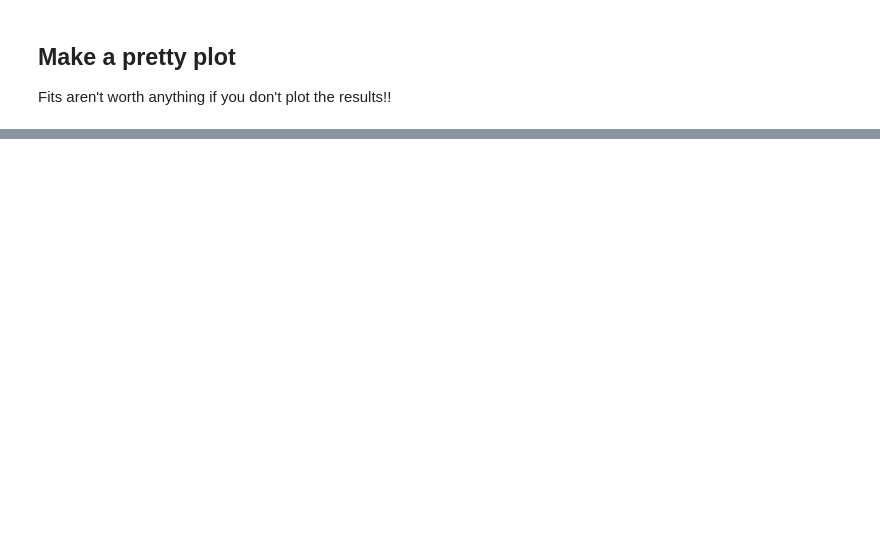
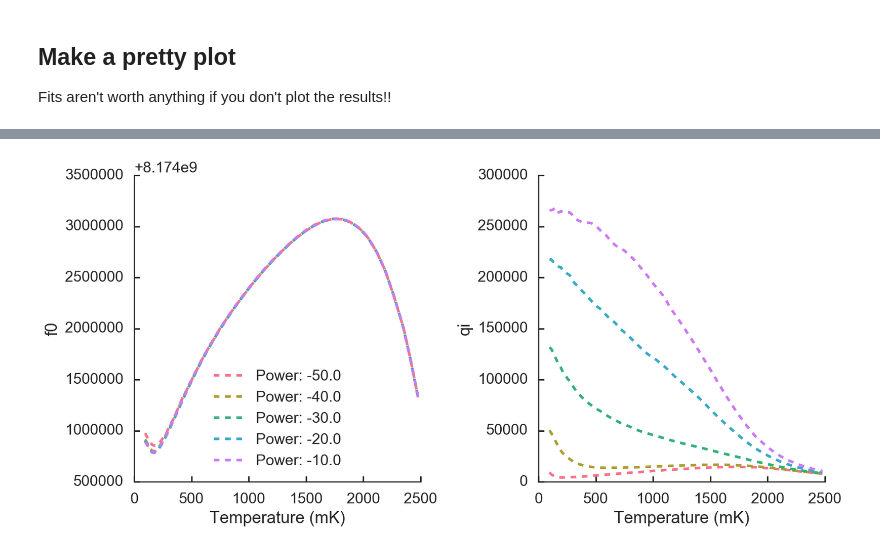
Before and after one commit to FaustinCarter/scraps, a Jupyter notebook: Example2-LotsOfData.ipynb, the cells around one changed output, grey strips where cells are left out. Cells and saved outputs as stored; diff of their text form; code cells hidden in the pictures; blank space fills up the shorter version.

```diff
--- a/Example2-LotsOfData.ipynb
+++ b/Example2-LotsOfData.ipynb
@@ -235,0 +208,7 @@ Use the `ResonatorSweep` object that you made in the last Excersize to make a pl
+# %%
+#Or maybe you just want to look at a couple of keys:
+figS2 = resSweep.plotParamsVsTemp(keysToPlot=['f0', 'qi'])
+sns.despine()
+figS2.tight_layout()
+# %% [output]
+[figure, added]
```
Also changed, not shown: parts of 15 cells of this notebook, 7 other files.
